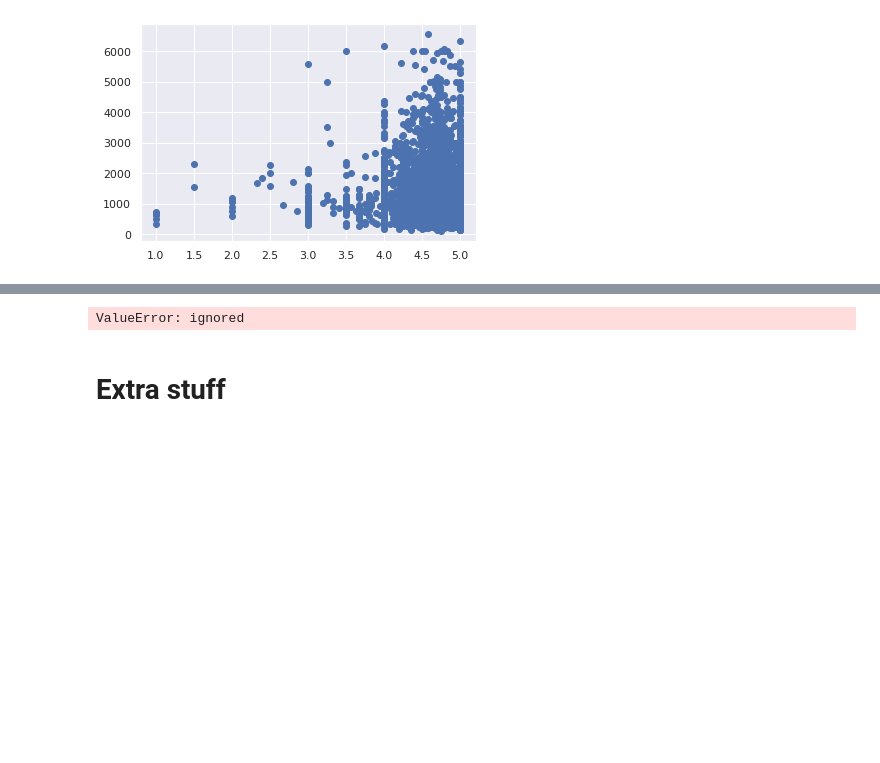
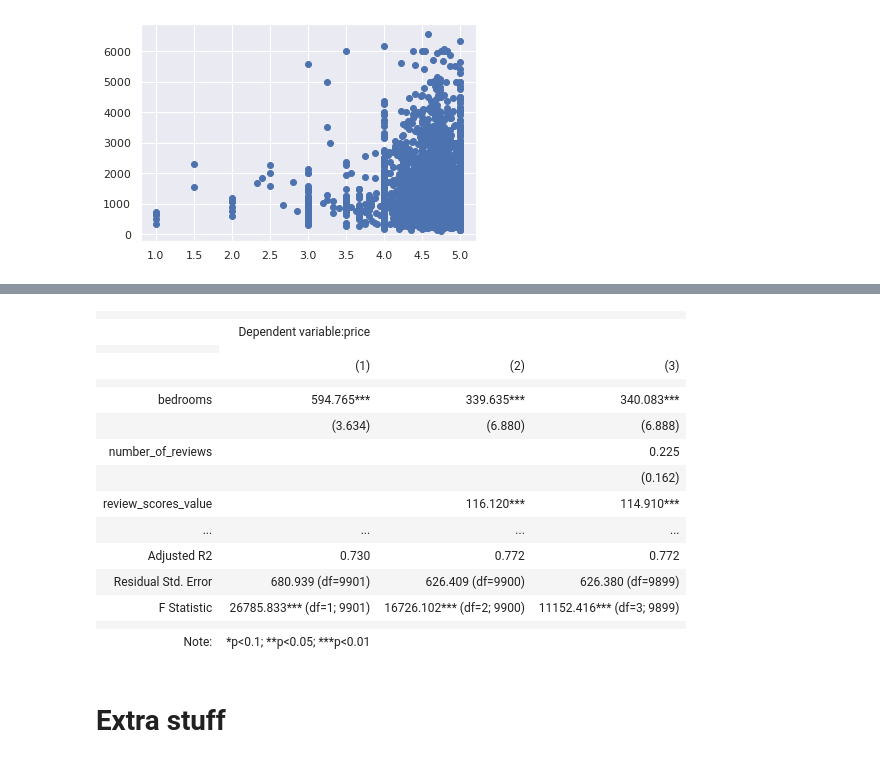
Before and after one commit to ia-nechaev/ds4b-stats, a Jupyter notebook: Statistics_refresher_ds4b_2022.ipynb, the cells around one changed output, grey strips where cells are left out. Cells and saved outputs as stored; diff of their text form; code cells hidden in the pictures; blank space fills up the shorter version.

```diff
--- a/Statistics_refresher_ds4b_2022.ipynb
+++ b/Statistics_refresher_ds4b_2022.ipynb
@@ -598,3 +617,10 @@ OLS Regression Results
 Notes:
 [1] R² is computed without centering (uncentered) since the model does not contain a constant.
 [2] Standard Errors assume that the covariance matrix of the errors is correctly specified.
+# %%
+x = olsdata_nona[['bedrooms', 'review_scores_value', 'number_of_reviews']]
+y = olsdata_nona.price
+
+modelsm3=sm.OLS(y, x)
+m3s=modelsm3.fit()
+m3s.summary()
@@ -602,9 +650,25 @@ Notes:
 !pip install stargazer -q
 from stargazer.stargazer import Stargazer
 # %%
-m_compare=Stargazer([m1s,m2s])
+m_compare=Stargazer([m1s,m2s,m3s])
+m_compare
 # %% [output]
-ValueError: ignored
+|  |  |  |  |
+|  | Dependent variable:price |  |  |
+|  |
+|  | (1) | (2) | (3) |
+|  |  |  |  |
+| bedrooms | 594.765*** | 339.635*** | 340.083*** |
+|  | (3.634) | (6.880) | (6.888) |
+| number_of_reviews |  |  | 0.225 |
+|  |  |  | (0.162) |
+| review_scores_value |  | 116.120*** | 114.910*** |
+| ... | ... | ... | ... |
+| Adjusted R2 | 0.730 | 0.772 | 0.772 |
+| Residual Std. Error | 680.939 (df=9901) | 626.409 (df=9900) | 626.380 (df=9899) |
+| F Statistic | 26785.833*** (df=1; 9901) | 16726.102*** (df=2; 9900) | 11152.416*** (df=3; 9899) |
+|  |  |  |  |
+| Note: | *p<0.1; **p<0.05; ***p<0.01 |  |  |
 # %% [markdown]
 # Extra stuff
 # %% [markdown]
```
Also changed, not shown: parts of 8 cells of this notebook.
